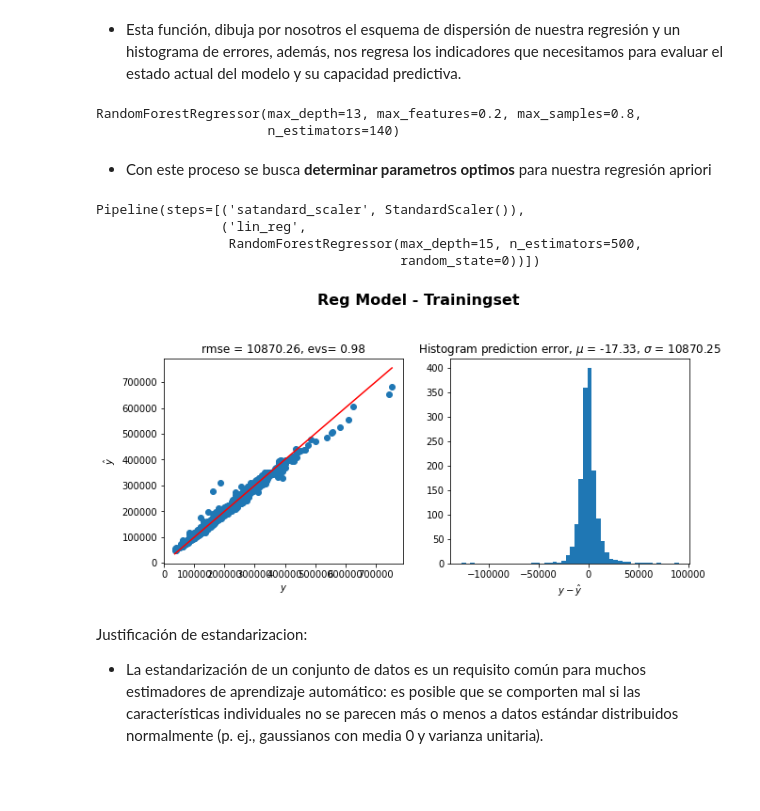
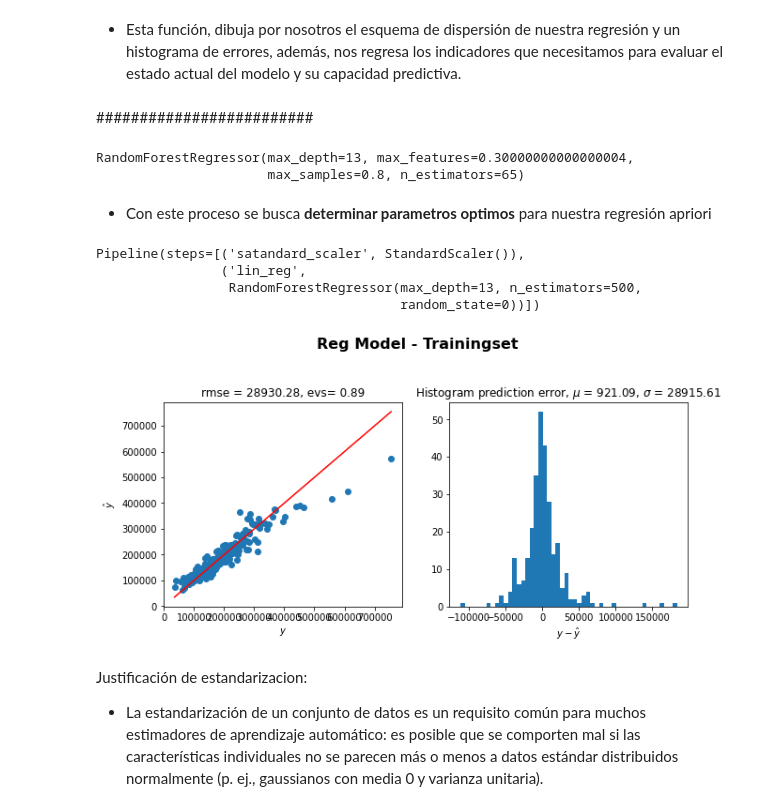
Before and after one commit to anfefuro/Hackathon, a Jupyter notebook: house.ipynb, the cells around one changed output. Cells and saved outputs as stored; diff of their text form; code cells hidden in the pictures; blank space fills up the shorter version.

Commit message:
dos modelos

```diff
--- a/house.ipynb
+++ b/house.ipynb
@@ -255,6 +255,10 @@ df_test.shape
 # %% [markdown]
 * **FASE DE PUESTA EN MARCHA DEL MODELO**
 # %%
-X_train = df_train.drop(['SalePrice'], axis=1)
-y_train = df_train['SalePrice']
+X = df_train.drop(['SalePrice'], axis=1)
+y = df_train['SalePrice']
+# %%
+from sklearn.model_selection import train_test_split
+
+X_train, X_test, y_train, y_test = train_test_split(X, y, test_size=0.2, random_state=42)
 # %% [markdown]
@@ -290,8 +294,9 @@ def plot_prediction_analisys(y, y_pred, figsize=(10,4), title=''):
 from sklearn.pipeline import Pipeline
 from sklearn.ensemble import RandomForestRegressor
 from sklearn.preprocessing import StandardScaler
+# %% [markdown]
+#########################
 # %%
-
 from sklearn.model_selection import RandomizedSearchCV as RSCV
 
 param_grid = {'n_estimators':np.arange(50,200,15),
@@ -303,28 +308,28 @@ model = RSCV(RandomForestRegressor(), param_grid, n_iter = 15).fit(X_train, y_tr
 model = model.best_estimator_
 model
 # %% [output]
-RandomForestRegressor(max_depth=13, max_features=0.2, max_samples=0.8,
-                      n_estimators=140)
+RandomForestRegressor(max_depth=13, max_features=0.30000000000000004,
+                      max_samples=0.8, n_estimators=65)
 # %% [markdown]
 * Con este proceso se busca **determinar parametros optimos** para nuestra regresión apriori
 # %%
 model_lin = Pipeline((
     ('satandard_scaler', StandardScaler()),
-    ('lin_reg', RandomForestRegressor(max_depth=15, random_state=0, n_estimators=500)),
+    ('lin_reg', RandomForestRegressor(max_depth=13, random_state=0, n_estimators=500)),
 ))
 
 model_lin.fit(X_train, y_train)
 # %% [output]
 Pipeline(steps=[('satandard_scaler', StandardScaler()),
                 ('lin_reg',
-                 RandomForestRegressor(max_depth=15, n_estimators=500,
+                 RandomForestRegressor(max_depth=13, n_estimators=500,
                                        random_state=0))])
 # %%
-y_train_pred = model_lin.predict(X_train)
+y_train_pred = model_lin.predict(X_test)
 
-plot_prediction_analisys(y_train, y_train_pred, title='Reg Model - Trainingset')
+plot_prediction_analisys(y_test, y_train_pred, title='Reg Model - Trainingset')
 # %% [output]
-[figure, old version]
+[figure, new version]
 # %% [markdown]
 Justificación de estandarizacion:
 - La estandarización de un conjunto de datos es un requisito común para muchos estimadores de aprendizaje automático: es posible que se comporten mal si las características individuales no se parecen más o menos a datos estándar distribuidos normalmente (p. ej., gaussianos con media 0 y varianza unitaria).
```
Also changed, not shown: parts of 11 cells of this notebook, 5 other files.
